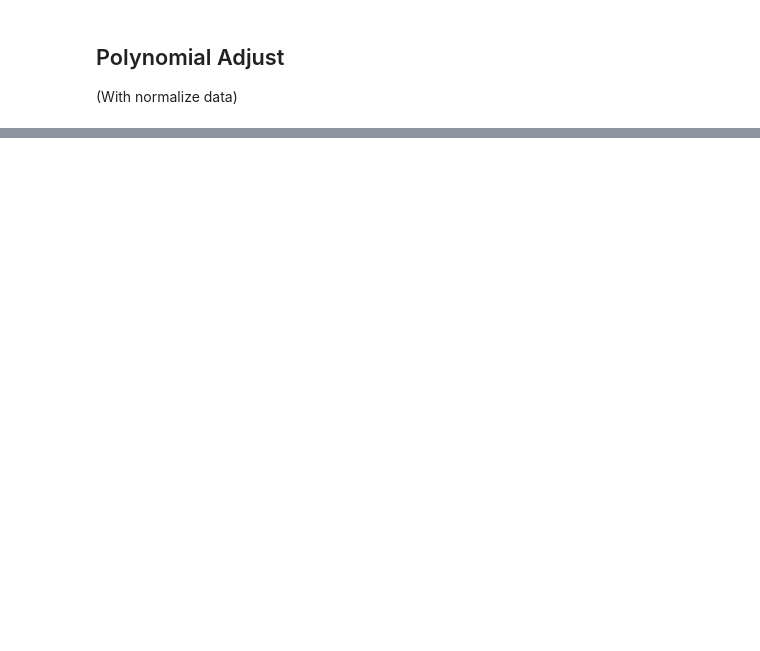
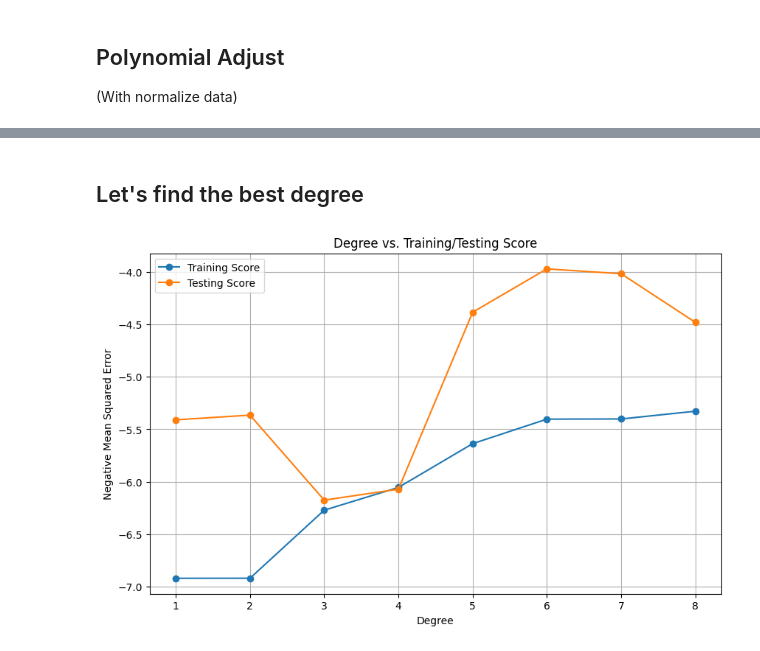
Before and after one commit to 0sc4rL0pez/elecciones2023-arg, a Jupyter notebook: Elecciones + IA/modeling/polynomial_surveys/plotting.ipynb, the cells around one changed output, grey strips where cells are left out. Saved outputs shown, nothing was run; the diff lists cells and outputs as text; code cells hidden in the pictures; blank space fills up the shorter version.

```diff
--- a/Elecciones + IA/modeling/polynomial_surveys/plotting.ipynb
+++ b/Elecciones + IA/modeling/polynomial_surveys/plotting.ipynb
@@ -63,0 +45,44 @@ MSE on testing set: 20.761553264922796
+# %% [markdown]
+## Let's find the best degree
+# %%
+def trainModel(data,party,degrees):
+    X = np.arange(len(data))
+    y = data[party]
+    X_train, X_test, y_train, y_test = train_test_split(X.reshape(-1, 1), y, test_size=0.2, random_state=42)
+
+    train_scores = []
+    test_scores = []
+    # Define a pipeline including PolynomialFeatures and LinearRegression
+    pipeline = Pipeline([
+        ('poly', PolynomialFeatures()),
+        ('regression', LinearRegression())
+    ])
+    # Define parameter grid for PolynomialFeatures degree
+    param_grid = {
+        'poly__degree': degrees
+    }
+    degrees = param_grid['poly__degree']
+    for degree in degrees:
+        pipeline.set_params(poly__degree=degree)
+        pipeline.fit(X_train, y_train)
+        train_score = -mean_squared_error(y_train, pipeline.predict(X_train))
+        test_score = -mean_squared_error(y_test, pipeline.predict(X_test))
+        train_scores.append(train_score)
+        test_scores.append(test_score)
+
+    # Plot degree vs. training and testing scores
+    plt.figure(figsize=(10, 6))
+    plt.plot(degrees, train_scores, label='Training Score', marker='o')
+    plt.plot(degrees, test_scores, label='Testing Score', marker='o')
+    plt.xlabel('Degree')
+    plt.ylabel('Negative Mean Squared Error')
+    plt.title('Degree vs. Training/Testing Score')
+    plt.xticks(degrees)
+    plt.legend()
+    plt.grid(True)
+# %%
+degrees_candidates=[1, 2, 3, 4, 5,6,7,8]
+# %%
+trainModel(primera_vuelta_clean_grouped,parties_primera_vuelta[0],degrees_candidates)
+# %% [output]
+[figure, added]
```
Also changed, not shown: parts of 18 cells of this notebook, 8 other files.
